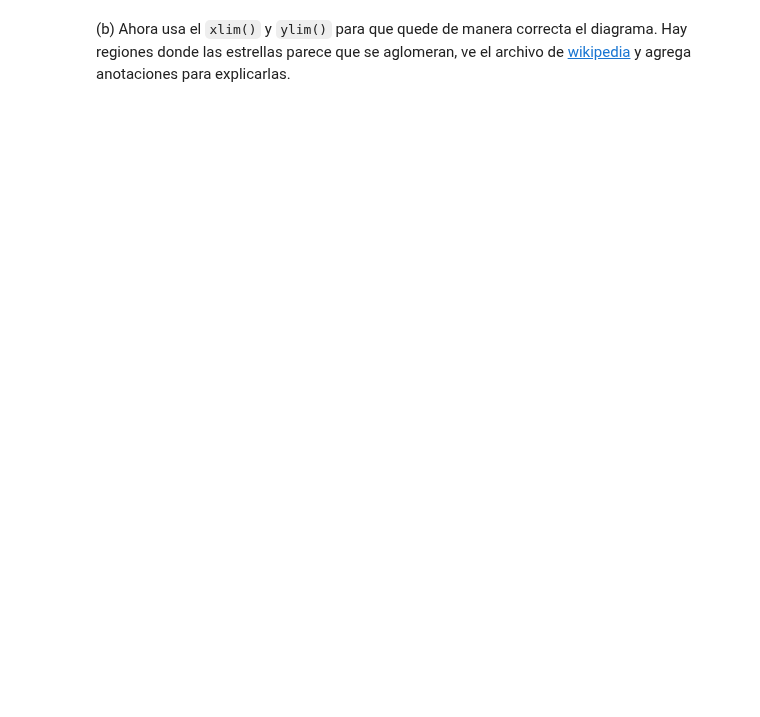
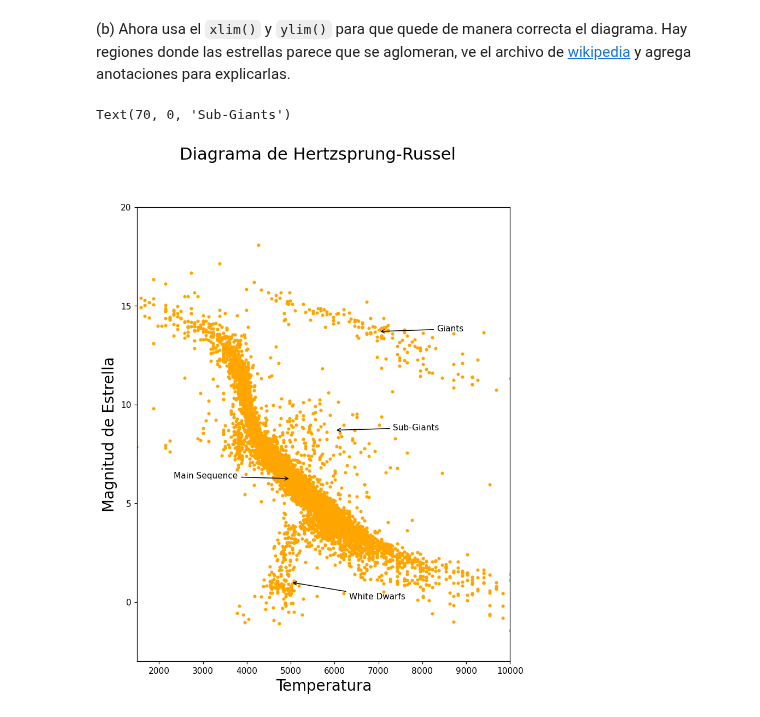
Before and after one commit to jesusigarmor/Matematicas-computacionales-fall2020, a Jupyter notebook: alumnos/marianofranco1998/NumPy_tarea.ipynb, the cells around one changed output. Drawn from its saved outputs; the diff is of its cells as text; code cells hidden in the pictures; blank space fills up the shorter version.

```diff
--- a/alumnos/marianofranco1998/NumPy_tarea.ipynb
+++ b/alumnos/marianofranco1998/NumPy_tarea.ipynb
@@ -226,2 +291,44 @@ Text(0, 0.5, 'Magnitud de Estrella')
 # %% [markdown]
 (b) Ahora usa el `xlim()` y  `ylim()` para que quede de manera correcta el diagrama. Hay regiones donde las estrellas parece que se aglomeran, ve el archivo de [wikipedia]( http://en.wikipedia.org/wiki/Hertzsprung%E2%80%93Russell_diagram) y agrega anotaciones para explicarlas.
+# %%
+stars_arr_x = []
+stars_arr_y = []
+stars = open("stars.txt", "r")                                                 # abrimos y leemos archivo
+for line in stars:                                                             # procesamos datos
+    temp = line.split(" ")
+    stars_arr_x.append(float(temp[0]))
+    stars_arr_y.append(float(temp[1]))
+
+fig6 = plt.figure(figsize=(8, 10), dpi=110)
+
+plot6 = plt.scatter(stars_arr_x, stars_arr_y, color = 'orange', marker='.')    # "ploteamos" nuestros arreglos
+
+fig6.suptitle('Diagrama de Hertzsprung-Russel', fontsize=20)                   # etiquetamos
+plt.xlabel('Temperatura', fontsize=18)
+plt.ylabel('Magnitud de Estrella', fontsize=18)
+
+# codigo viejo arriba
+#----------------------------------
+# codigo nuevo abajo
+
+plt.xlim(1500, 10000)                                                           # cambiamos los limites de la ventana
+plt.ylim(-3, 20)
+
+plt.annotate("White Dwarfs", xy=(5000,1), xycoords='data',                      # annotamos
+             xytext=(+70, -20), textcoords='offset points',
+             fontsize=10, arrowprops=dict(arrowstyle="->"))
+
+plt.annotate("Main Sequence", xy=(5000,6.25), xycoords='data',
+             xytext=(-140, 0), textcoords='offset points',
+             fontsize=10, arrowprops=dict(arrowstyle="->"))
+
+plt.annotate("Giants", xy=(7000,13.7), xycoords='data',
+             xytext=(+70, 0), textcoords='offset points',
+             fontsize=10, arrowprops=dict(arrowstyle="->"))
+
+plt.annotate("Sub-Giants", xy=(6000,8.7), xycoords='data',
+             xytext=(+70, 0), textcoords='offset points',
+             fontsize=10, arrowprops=dict(arrowstyle="->"))
+# %% [output]
+Text(70, 0, 'Sub-Giants')
+[figure, added]
```
Also changed, not shown: parts of 10 cells of this notebook, 1 other file.
